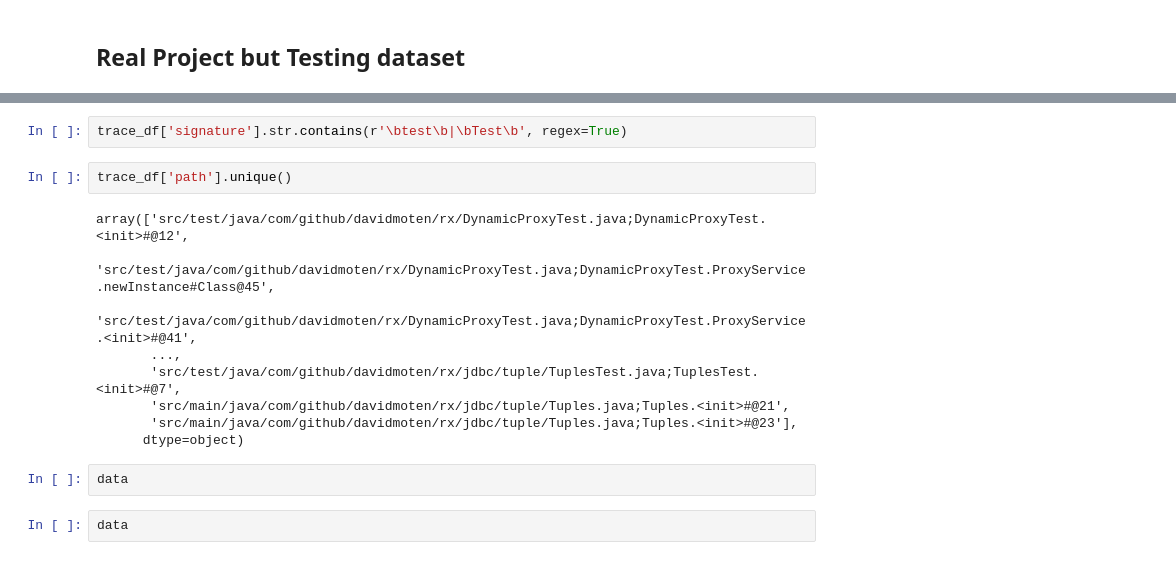
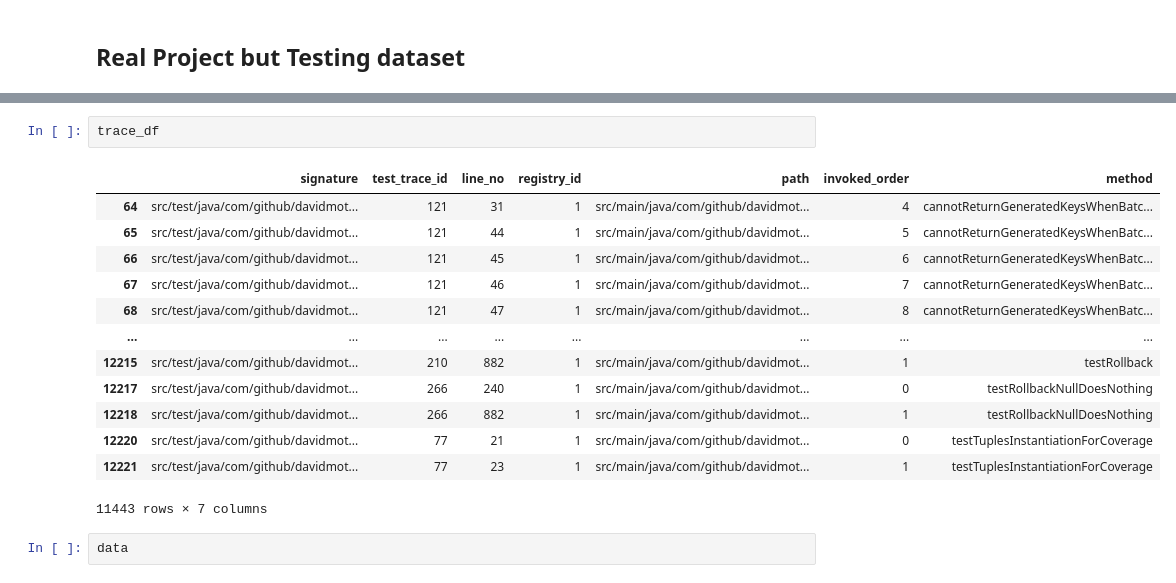
Before and after one commit to Tezigudo/fault-localization, a Jupyter notebook: experiment.ipynb, the cells around one changed output, grey strips where cells are left out. Saved outputs shown, nothing was run; the diff lists cells and outputs as text.

```diff
--- a/experiment.ipynb
+++ b/experiment.ipynb
@@ -493,18 +485,19 @@ KeyError: 'src/test/java/com/github/davidmoten/rx/DynamicProxyTest.java'
-# %%
-trace_df['signature'].str.contains(r'\btest\b|\bTest\b', regex=True)
 # %%
-trace_df['path'].unique()
+trace_df
 # %% [output]
+|  | signature | test_trace_id | line_no | registry_id | path | invoked_order | method |
+| 64 | src/test/java/com/github/davidmot... | 121 | 31 | 1 | src/main/java/com/github/davidmot... | 4 | cannotReturnGeneratedKeysWhenBatc... |
+| 65 | src/test/java/com/github/davidmot... | 121 | 44 | 1 | src/main/java/com/github/davidmot... | 5 | cannotReturnGeneratedKeysWhenBatc... |
+| 66 | src/test/java/com/github/davidmot... | 121 | 45 | 1 | src/main/java/com/github/davidmot... | 6 | cannotReturnGeneratedKeysWhenBatc... |
+| 67 | src/test/java/com/github/davidmot... | 121 | 46 | 1 | src/main/java/com/github/davidmot... | 7 | cannotReturnGeneratedKeysWhenBatc... |
+| 68 | src/test/java/com/github/davidmot... | 121 | 47 | 1 | src/main/java/com/github/davidmot... | 8 | cannotReturnGeneratedKeysWhenBatc... |
+| ... | ... | ... | ... | ... | ... | ... | ... |
+| 12215 | src/test/java/com/github/davidmot... | 210 | 882 | 1 | src/main/java/com/github/davidmot... | 1 | testRollback |
+| 12217 | src/test/java/com/github/davidmot... | 266 | 240 | 1 | src/main/java/com/github/davidmot... | 0 | testRollbackNullDoesNothing |
+| 12218 | src/test/java/com/github/davidmot... | 266 | 882 | 1 | src/main/java/com/github/davidmot... | 1 | testRollbackNullDoesNothing |
+| 12220 | src/test/java/com/github/davidmot... | 77 | 21 | 1 | src/main/java/com/github/davidmot... | 0 | testTuplesInstantiationForCoverage |
+| 12221 | src/test/java/com/github/davidmot... | 77 | 23 | 1 | src/main/java/com/github/davidmot... | 1 | testTuplesInstantiationForCoverage |
-array(['src/test/java/com/github/davidmoten/rx/DynamicProxyTest.java;DynamicProxyTest.<init>#@12',
-       'src/test/java/com/github/davidmoten/rx/DynamicProxyTest.java;DynamicProxyTest.ProxyService.newInstance#Class@45',
-       'src/test/java/com/github/davidmoten/rx/DynamicProxyTest.java;DynamicProxyTest.ProxyService.<init>#@41',
-       ...,
-       'src/test/java/com/github/davidmoten/rx/jdbc/tuple/TuplesTest.java;TuplesTest.<init>#@7',
-       'src/main/java/com/github/davidmoten/rx/jdbc/tuple/Tuples.java;Tuples.<init>#@21',
-       'src/main/java/com/github/davidmoten/rx/jdbc/tuple/Tuples.java;Tuples.<init>#@23'],
-      dtype=object)
+11443 rows × 7 columns
-# %%
-data
 # %%
 data
 # %%
```
Also changed, not shown: parts of 3 cells of this notebook.
